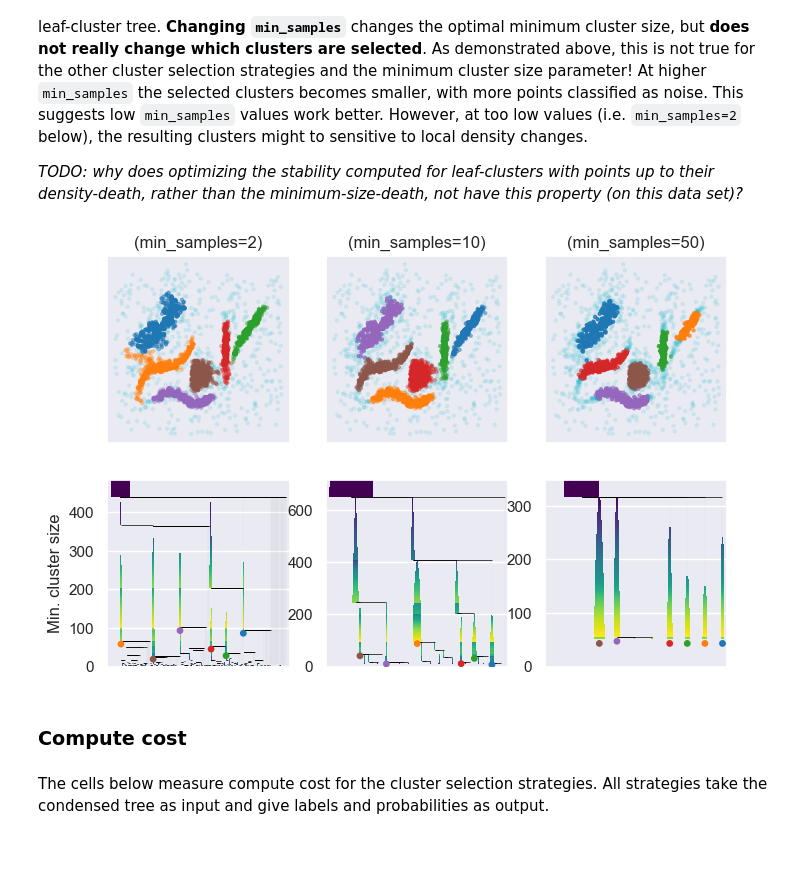
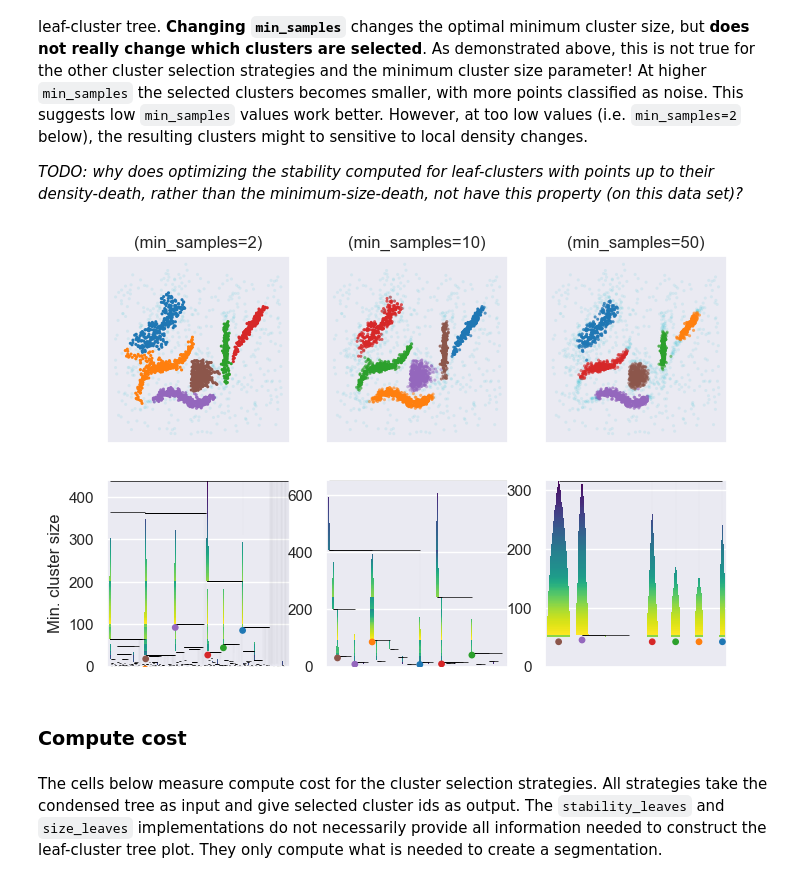
Before and after one commit to JelmerBot/fast_hdbscan, a Jupyter notebook: doc/layer_clustering.ipynb, the cells around one changed output. Drawn from its saved outputs; the diff is of its cells as text; code cells hidden in the pictures; blank space fills up the shorter version.

Commit message:
density-sorted condensed_tree; fix child_size masking; optimized stability leaf-clusters;

```diff
--- a/doc/layer_clustering.ipynb
+++ b/doc/layer_clustering.ipynb
@@ -228,10 +218,10 @@ n_points = data.shape[0]
 condensed_tree = hdbscan_cluster_hierarchy(data, min_samples)
 # %%
 # extract leaf-cluster barcode from the condensed tree
-mask = condensed_tree.child_size > 1
+mask = condensed_tree.child >= n_points
 cluster_tree = mask_condensed_tree(condensed_tree, mask)
 points_tree = mask_condensed_tree(condensed_tree, ~mask)
-births, deaths = min_cluster_size_barcode(cluster_tree, n_points, min_samples)
+births, deaths, parents = min_cluster_size_barcode(cluster_tree, n_points, min_samples)
 # %% [markdown]
 The resulting birth and death values form a *barcode* that describes the
 leaf-clusters' persistences in the minimum cluster size filtration:
@@ -563,5 +444,5 @@ exist. It can be visualized by coloring the barcode with the stability values:
 # %%
-leaf_infos = compute_leaf_infos(cluster_tree, points_tree, births, deaths)
+stabilities = compute_stabilities(points_tree, births, deaths, parents)
 # %%
 plt.figure(figsize=(8, 4))
 count = 0
@@ -659,7 +537,7 @@ def compute_total_stability_w_sample_weights(births, leaf_infos):
 Effectively, the total stability sums all leaf-cluster stability values on
 vertical lines through the barcode:
 # %%
-sizes, total_stability = compute_total_stability(births, leaf_infos, min_samples)
+sizes, total_stability = compute_total_stability(births, stabilities, min_samples)
 
 plt.figure(figsize=(8, 4))
 plt.plot(sizes, total_stability)
@@ -716,0 +555,12 @@ plt.show()
+# %%
+# find best minimum cluster size
+best_size = sizes[np.argmax(total_stability)]
+selected_clusters = (
+    np.where((births < best_size) & (deaths >= best_size))[0] + n_points
+)
+
+labels, probs = hdbscan_segmentation(condensed_tree, selected_clusters)
+
+plt.scatter(*data.T, c=labels % 10, alpha=np.maximum(0.1, probs), **kwargs)
+plt.title(f"Optimal HDBSCAN leaves (best birth={best_birth:.0f})")
+plt.show()
@@ -990,58 +838,56 @@ property (on this data set)?*
 # %%
 plt.figure(figsize=(8, 8 / 3 * 2))
 
-max_widths = [25, 5, 1]
+max_widths = [10, 1, 1]
 for i, size in enumerate([2, 10, 50]):
     # Compute initial condensed tree
     minimum_spanning_tree, _, _ = compute_minimum_spanning_tree(data, min_samples=size)
-    sorted_mst = minimum_spanning_tree[
-        np.lexsort(
-            (
-                minimum_spanning_tree.T[1],
-                minimum_spanning_tree.T[0],
-                minimum_spanning_tree.T[2],
-            )
-        )
-    ]
+    sorted_mst = minimum_spanning_tree[np.argsort(minimum_spanning_tree.T[2])]
     linkage_tree = mst_to_linkage_tree(sorted_mst)
     condensed_tree = condense_tree(linkage_tree, min_cluster_size=size)
 
     # Compute optimal leaf-clustering
     mask = condensed_tree.child_size > 1
     cluster_tree = mask_condensed_tree(condensed_tree, mask)
     points_tree = mask_condensed_tree(condensed_tree, ~mask)
-    births, deaths = min_cluster_size_barcode(cluster_tree, n_points, size)
-    leaf_infos = compute_leaf_infos(cluster_tree, points_tree, births, deaths)
-    sizes, total_stability = compute_total_stability(births, leaf_infos, size)
+    births, deaths, parents = min_cluster_size_barcode(cluster_tree, n_points, size)
+    stabilities = compute_stabilities(points_tree, births, deaths, parents)
+    sizes, total_stability = compute_total_stability(births, stabilities, size)
     best_size = sizes[np.argmax(total_stability)]
-    labels, probs = clustering_at_cut(leaf_infos, best_size)
+    labels, probs = hdbscan_segmentation(
+        condensed_tree,
+        np.where((births < best_size) & (deaths >= best_size))[0] + n_points,
+    )
 
     plt.subplot(2, 3, i + 1)
     plt.scatter(*data.T, c=labels % 10, alpha=np.maximum(probs, 0.1), **kwargs)
     plt.title(f"(min_samples={size})")
     plt.xticks([])
     plt.yticks([])
 
     plt.subplot(2, 3, i + 4)
     plot_tree = to_numpy_rec_array(condensed_tree)
-    tree_class = LeafClusterTree(labels, plot_tree, leaf_infos, sizes, total_stability)
-    tree_class.plot(
+    LeafClusterTree(
+        labels, plot_tree, births, deaths, parents, stabilities, sizes, total_stability
+    ).plot(
         colorbar=False,
         max_width=max_widths[i],
         indicator_radius=15,
         death_line_kws=dict(linewidth=0.1, alpha=0.3),
     )
     if i > 0:
         plt.ylabel("")
 plt.show()
 # %% [output]
-[figure, old version]
+[figure, new version]
 # %% [markdown]
 ### Compute cost
 # %% [markdown]
 The cells below measure compute cost for the cluster selection strategies. All
-strategies take the condensed tree as input and give labels and probabilities as
-output.
+strategies take the condensed tree as input and give selected cluster ids as
+output. The `stability_leaves` and `size_leaves` implementations do not
+necessarily provide all information needed to construct the leaf-cluster tree
+plot. They only compute what is needed to create a segmentation.
 # %%
 from fast_hdbscan.cluster_trees import (
     extract_leaves,
```
Also changed, not shown: parts of 31 cells of this notebook, 1 other file.
